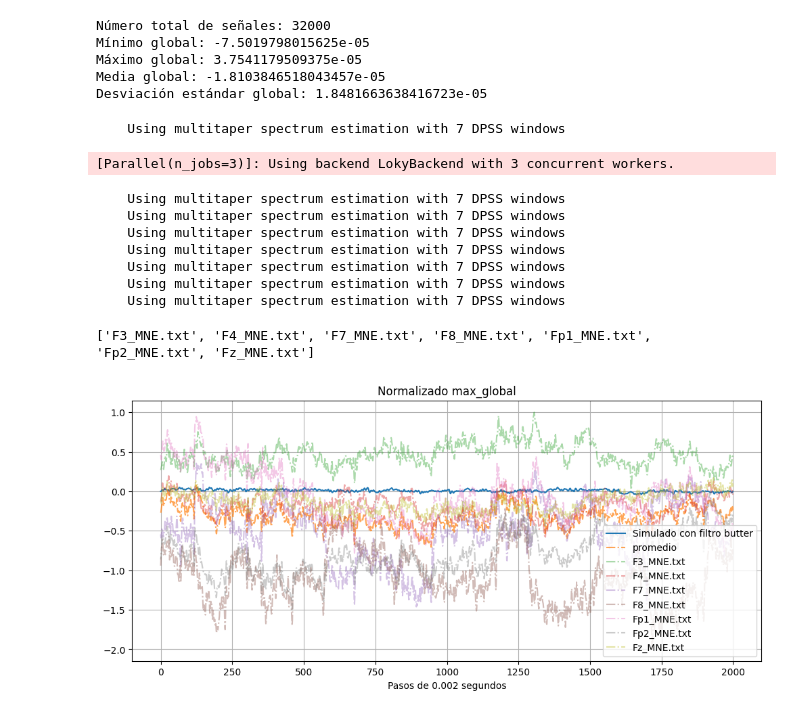
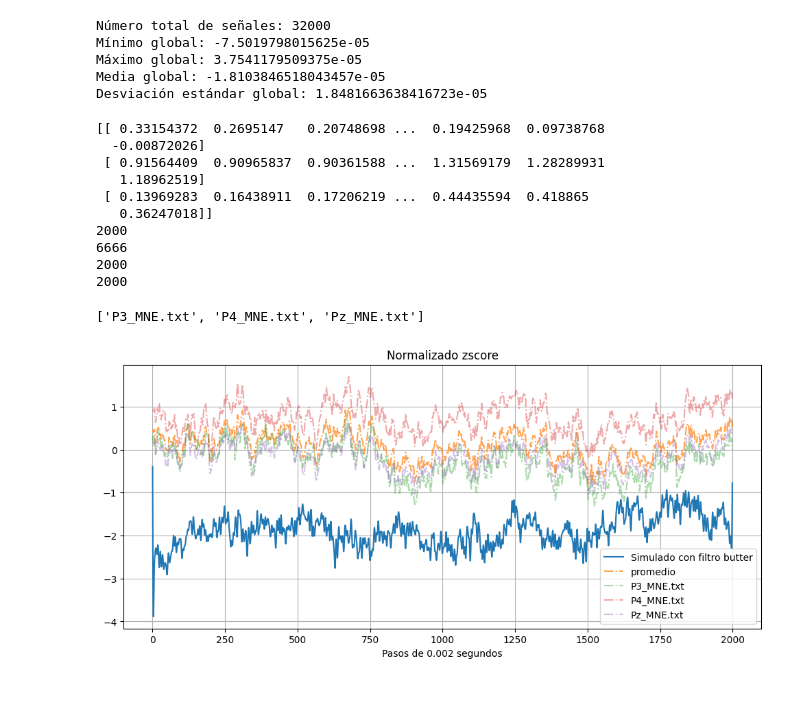
Before and after one commit to juanmillan03/Tesis-CA, a Jupyter notebook: Codigos/V9/main.ipynb, the cells around one changed output. Saved outputs shown, nothing was run; the diff lists cells and outputs as text; code cells hidden in the pictures.

```diff
--- a/Codigos/V9/main.ipynb
+++ b/Codigos/V9/main.ipynb
@@ -15,7 +11,9 @@ import os
 # %%
 low_cutoff = 0.01  # Low cut-off frequency (Hz)
-high_cutoff = 70.0  # High cut-off frequency (Hz)
+high_cutoff = 80.0  # High cut-off frequency (Hz)
 order = 4  # Order of the filter
 sampling_rate_equipo= 500
 b, a = signal.butter(order, [low_cutoff / (0.5 * sampling_rate_equipo), high_cutoff / (0.5 * sampling_rate_equipo)], btype='band')
+fs = 500  # Sampling rate
+sampling_rate = 1666 ### simulacion
 # %%
@@ -82,8 +78,8 @@ def read_all_signals_from_folders(parent_folder):
         folder_path = os.path.join(parent_folder, folder_name)
         if os.path.isdir(folder_path):  # Asegurarse de que es una carpeta
             # Leer señales de la carpeta actual
-            signals, _ = read_signals(folder_path)
-            all_signals.extend(signals)  # Agregar todas las señales de esta carpeta
+            senal_uni, _ = read_signals(folder_path)
+            all_signals.extend(senal_uni)  # Agregar todas las señales de esta carpeta
 
     # Concatenar todas las señales en un solo array
     all_signals_array = np.concatenate(all_signals)
@@ -102,10 +98,13 @@ def read_signals(folder_path):
     for file_name in sorted(os.listdir(folder_path)):  # Ordenar los archivos por nombre
         if file_name.endswith(".txt"):  # Filtrar solo archivos de texto
             file_path = os.path.join(folder_path, file_name)
-            signal = np.loadtxt(file_path)  # Leer los datos del archivo
-            signals.append(signal)
+            signal_i = np.loadtxt(file_path)  # Leer los datos del archivo
+            signals.append(signal_i)
             file_names.append(file_name)  # Guardar el nombre del archivo
     return signals, file_names
+
+def euclidean_distance(function1, function2):
+    return np.sqrt(np.sum((np.array(function1) - np.array(function2))**2))
 
 parent_folder = "Datos_reales"
 all_signals_array, global_min, global_max, global_mean, global_std = read_all_signals_from_folders(parent_folder)
@@ -171,51 +161,51 @@ def Datos_reales(directorio,Normalizacion, global_min, global_max, global_mean,
         'mean_Delta': mean_Delta,'mean_Theta':mean_Theta,"mean_Alpha":mean_Alpha,"mean_Beta":mean_Beta
     }
 # %%
-Params={'L': 49, 'P': 0.18480288512056137, 'Inh': 0.3568274238758705, 'Trest': 0.001388460705036468, 'Trelative': 0.1037062403200316, 'C_h': 0.8657675703460452, 'Tipo_red': 1}
-initial_params = [Params["L"], Params["P"],Params["Inh"], Params["Trest"],Params["Trelative"], Params["C_h"] ,8050, Params["Tipo_red"]]
-Normalizacion="max_global"###"max_global""max_global_abs" zscore
-generated_data = Simulado_EGG(initial_params,Normalizacion)
-
-
-
-Zona="F"
-
+Params={'L': 13, 'P': 0.8669111464318684, 'Inh': 0.5045894829120994, 'Trest': 2.6877626216798536, 'Trelative': 3.091425108671755, 'C_h': 0.2832848820459372, 'Tipo_red': 4}
+initial_params = [Params["L"], Params["P"],Params["Inh"], Params["Trest"],Params["Trelative"], Params["C_h"] ,6716, Params["Tipo_red"]]
+Normalizacion="zscore"###"max_global""max_global_abs" zscore
+generated_data= Simulado_EGG(initial_params,Normalizacion)
+Zona="P"
 reales_total = Datos_reales(f"Datos_reales/{Zona}",Normalizacion, global_min, global_max, global_mean, global_std)
+print(reales_total["datos"])
+print(len(reales_total["datos"][0]))
+print(len(generated_data["data"]))
+print(len(generated_data["data_resample"]))
+print(len(generated_data["butter"]))
 # %% [output]
-    Using multitaper spectrum estimation with 7 DPSS windows
+[[ 0.33154372  0.2695147   0.20748698 ...  0.19425968  0.09738768
+  -0.00872026]
+ [ 0.91564409  0.90965837  0.90361588 ...  1.31569179  1.28289931
+   1.18962519]
+ [ 0.13969283  0.16438911  0.17206219 ...  0.44435594  0.418865
+   0.36247018]]
+2000
+6666
+2000
+2000
-[Parallel(n_jobs=3)]: Using backend LokyBackend with 3 concurrent workers.
-    Using multitaper spectrum estimation with 7 DPSS windows
-    Using multitaper spectrum estimation with 7 DPSS windows
-    Using multitaper spectrum estimation with 7 DPSS windows
-    Using multitaper spectrum estimation with 7 DPSS windows
-    Using multitaper spectrum estimation with 7 DPSS windows
-    Using multitaper spectrum estimation with 7 DPSS windows
-    Using multitaper spectrum estimation with 7 DPSS windows
 # %%
 fig, ax = plt.subplots(figsize=[12, 5])
-
-
 print(reales_total["Nombres"])
 #ax.plot(generated_data["data_resample"],label="Simulado")
 
-ax.plot(generated_data["butter"][:],label="Simulado con filtro butter")
+ax.plot(generated_data["butter"],label="Simulado con filtro butter")
 grupos = np.array(reales_total["datos"])
 promedio = np.mean(grupos, axis=0)
 
 ax.plot(promedio,"-.", label="promedio",alpha=0.7)
 
 for i in range(len(reales_total["datos"])):
     ax.plot(reales_total["datos"][i],"-.", label=reales_total["Nombres"][i],alpha=0.4)
 
 
 plt.xlabel("Pasos de 0.002 segundos")
 #plt.ylabel(r"$\mu V$")
 plt.legend()  # Esto añade una leyenda para identificar cada línea
 plt.grid()
 plt.title(f"Normalizado {Normalizacion}")
 plt.show()  # Mostrar todos los gráficos en la misma figura
 # %% [output]
-['F3_MNE.txt', 'F4_MNE.txt', 'F7_MNE.txt', 'F8_MNE.txt', 'Fp1_MNE.txt', 'Fp2_MNE.txt', 'Fz_MNE.txt']
+['P3_MNE.txt', 'P4_MNE.txt', 'Pz_MNE.txt']
-[figure, old version]
+[figure, new version]
 # %%
 fig, ax = plt.subplots(figsize=[12, 5])
```
Also changed, not shown: parts of 14 cells of this notebook, 30 other files.
